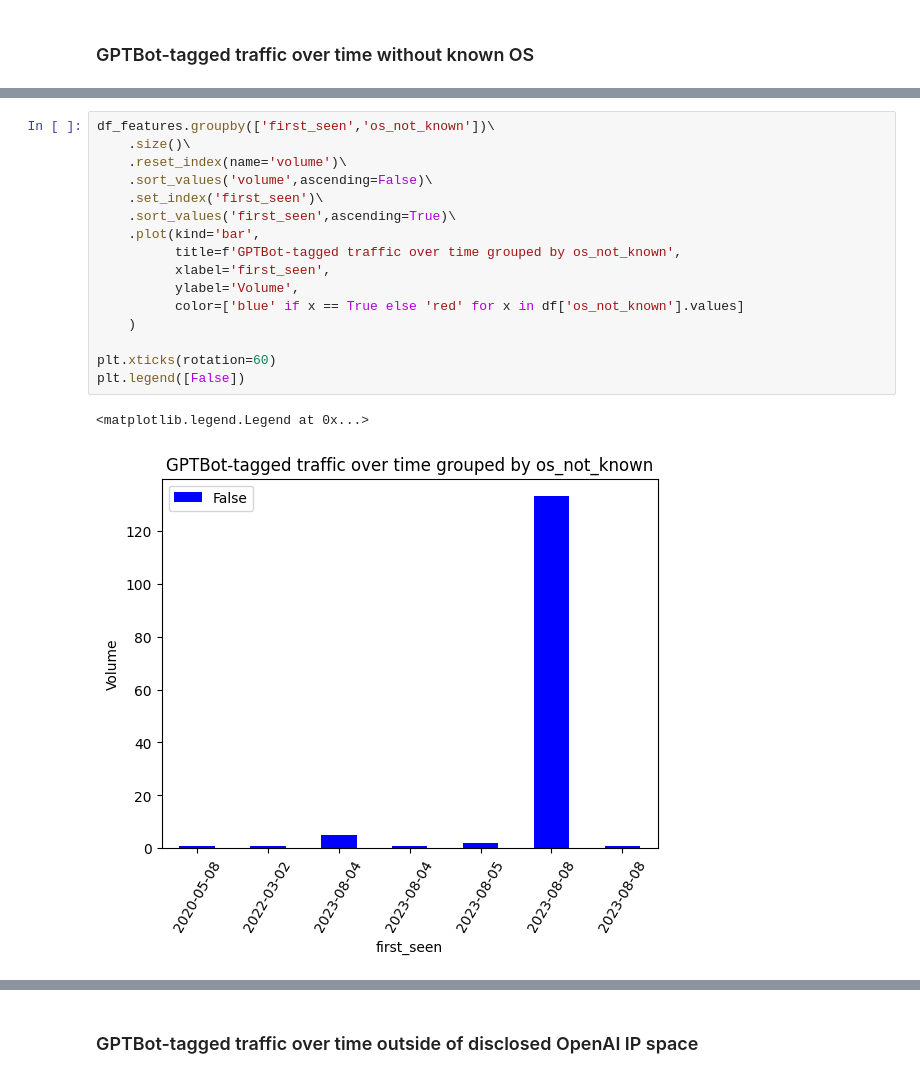
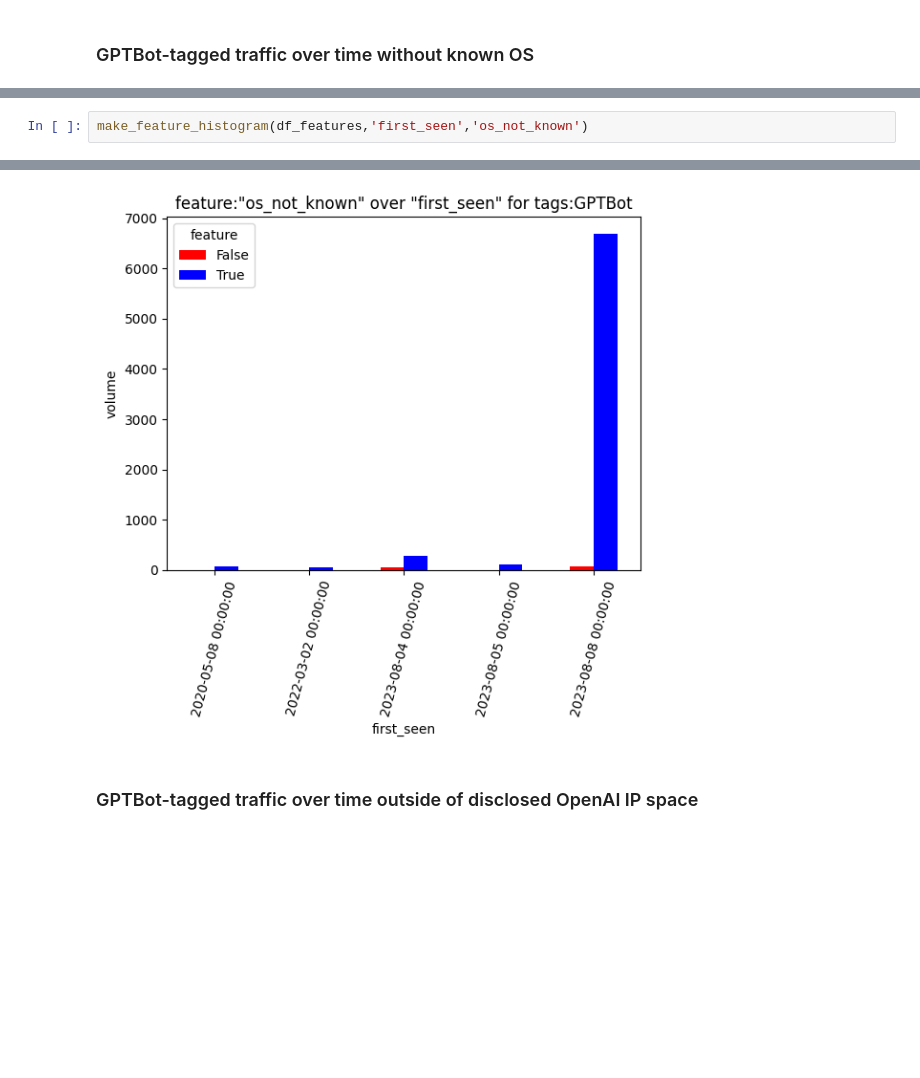
Before and after one commit to aaronsdevera/research-notebooks, a Jupyter notebook: 2023-08-greynoise-gptbot.ipynb, the cells around one changed output, grey strips where cells are left out. Saved outputs shown, nothing was run; the diff lists cells and outputs as text; blank space fills up the shorter version.

```diff
--- a/2023-08-greynoise-gptbot.ipynb
+++ b/2023-08-greynoise-gptbot.ipynb
@@ -734,19 +721,3 @@ df_features.groupby(['first_seen','os_not_known'])\
-# %%
-df_features.groupby(['first_seen','os_not_known'])\
-    .size()\
-    .reset_index(name='volume')\
-    .sort_values('volume',ascending=False)\
-    .set_index('first_seen')\
-    .sort_values('first_seen',ascending=True)\
-    .plot(kind='bar',
-          title=f'GPTBot-tagged traffic over time grouped by os_not_known',
-          xlabel='first_seen',
-          ylabel='Volume',
-          color=['blue' if x == True else 'red' for x in df['os_not_known'].values]
-    )
-
-plt.xticks(rotation=60)
-plt.legend([False])
-# %% [output]
-<matplotlib.legend.Legend at 0x...>
-[figure, removed]
+# %%
+make_feature_histogram(df_features,'first_seen','os_not_known')
+# %% [output]
@@ -753,2 +730,3 @@ plt.legend([False])
+[figure, added]
 # %% [markdown]
 ### GPTBot-tagged traffic over time outside of disclosed OpenAI IP space
```
Also changed, not shown: parts of 28 cells of this notebook.
